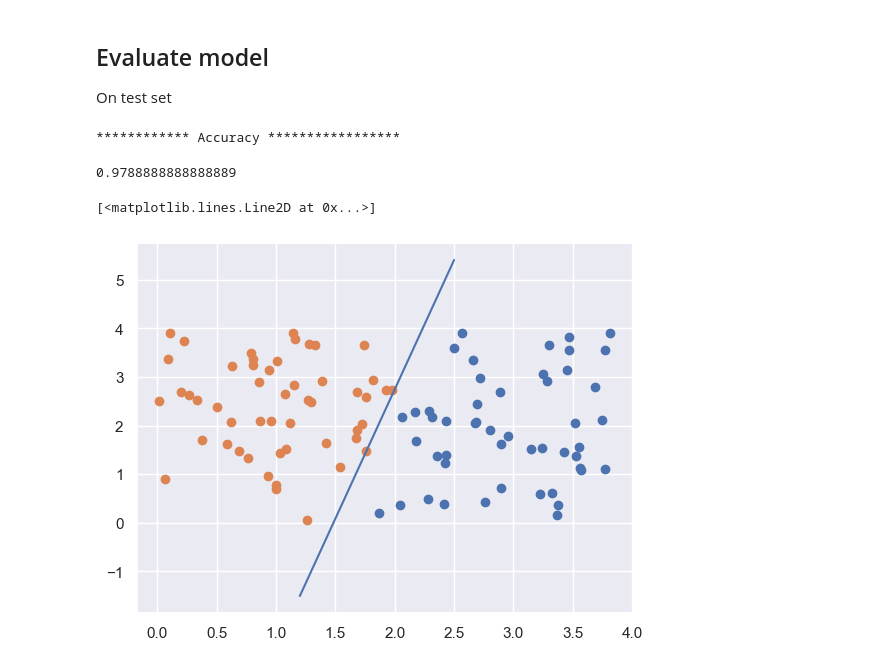
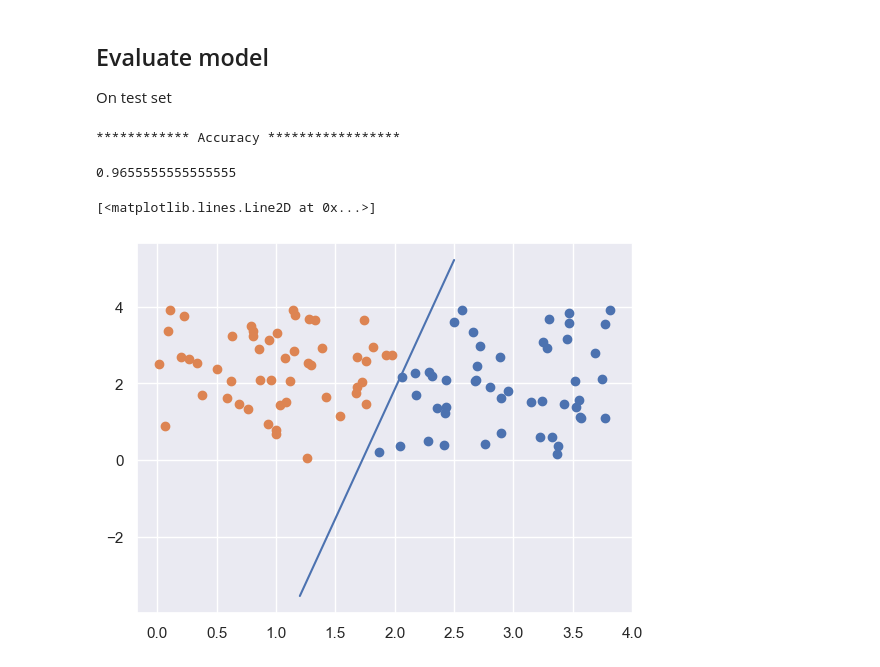
Before and after one commit to andrea-cavallo-98/SVM_ConvOpt, a Jupyter notebook: svm.ipynb, the cells around one changed output. Cells and saved outputs as stored; diff of their text form; code cells hidden in the pictures.

```diff
--- a/svm.ipynb
+++ b/svm.ipynb
@@ -27,7 +33,7 @@ plt.scatter(X_train[y_train.reshape(-1,)==-1,0], X_train[y_train.reshape(-1,)==-
 ## Define SVM problem and solve it with CVXOPT
 Soft-margin formulation of the problem
 # %%
-C = 10
+C = 1
 X_dash = y_train * X_train
 H = np.dot(X_dash , X_dash.T)
 m,n = X_train.shape
@@ -92,12 +97,12 @@ print("************ Accuracy *****************")
 (np.sign(np.matmul(X_test, w) + b[0]) == y_test).sum() / y_test.shape[0]
 # %% [output]
 ************ Accuracy *****************
-0.9788888888888889
+0.9655555555555555
 # %%
 # Plot separation surface
 plt.scatter(X_train[y_train.reshape(-1,)==1,0], X_train[y_train.reshape(-1,)==1,1])
 plt.scatter(X_train[y_train.reshape(-1,)==-1,0], X_train[y_train.reshape(-1,)==-1,1])
-plt.plot(np.linspace(1.2,2.5), np.linspace(1.2,2.5) * (-w[0]/w[1]) + b[0])
+plt.plot(np.linspace(1.2,2.5), np.linspace(1.2,2.5) * (-w[0]/w[1]) - b[0]/w[1])
 # %% [output]
 [<matplotlib.lines.Line2D at 0x...>]
-[figure, old version]
+[figure, new version]
```
Also changed, not shown: parts of 3 cells of this notebook, 1 other file.
